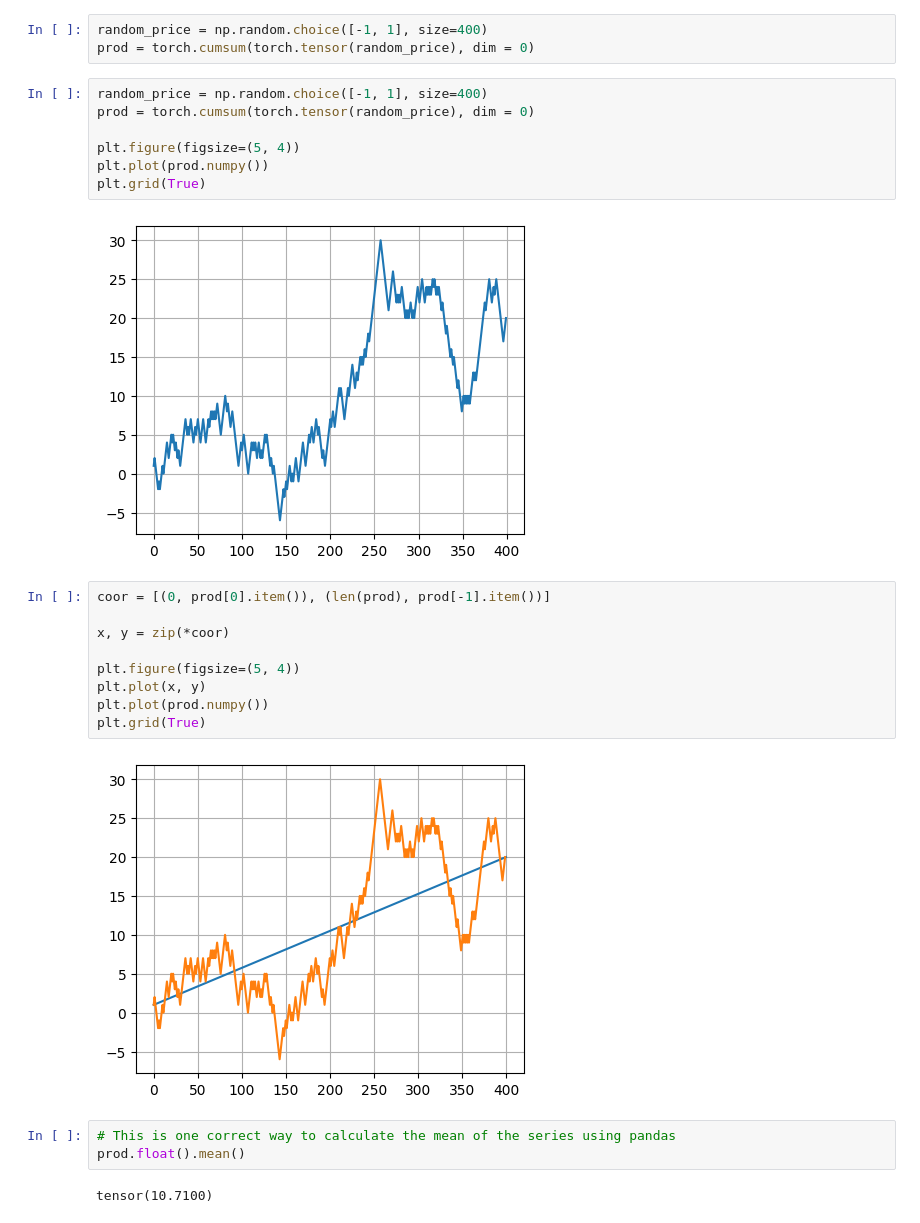
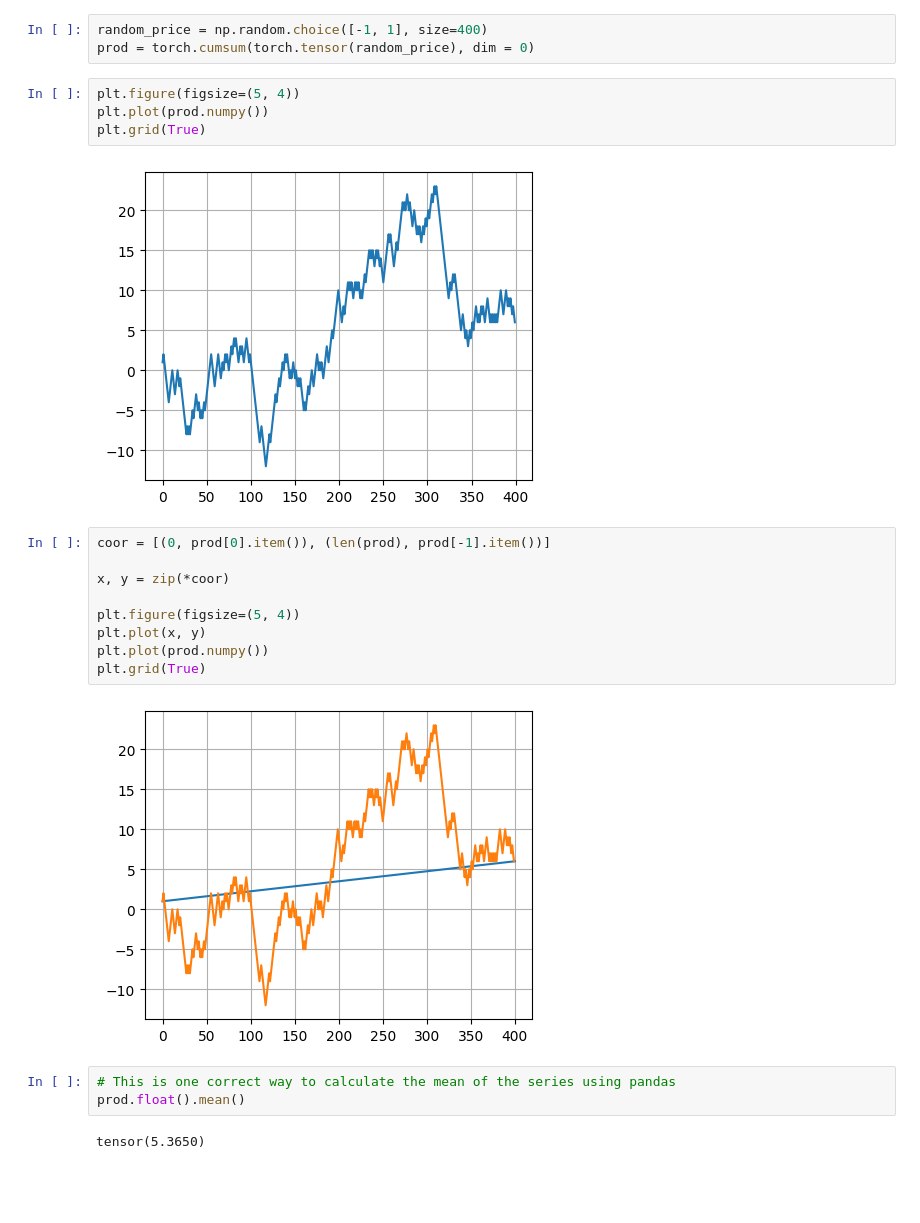
Before and after one commit to alenMangattu/quantitative-crypto-larp, a Jupyter notebook: logreturns.ipynb, the cells around one changed output. Saved outputs shown, nothing was run; the diff lists cells and outputs as text; blank space fills up the shorter version.

```diff
--- a/logreturns.ipynb
+++ b/logreturns.ipynb
@@ -35,14 +35,11 @@ plt.show()
 random_price = np.random.choice([-1, 1], size=400)
 prod = torch.cumsum(torch.tensor(random_price), dim = 0)
 # %%
-random_price = np.random.choice([-1, 1], size=400)
-prod = torch.cumsum(torch.tensor(random_price), dim = 0)
-
 plt.figure(figsize=(5, 4))
 plt.plot(prod.numpy())
 plt.grid(True)
 # %% [output]
-[figure, old version]
+[figure, new version]
 # %%
 coor = [(0, prod[0].item()), (len(prod), prod[-1].item())]
 
@@ -53,12 +50,12 @@ plt.plot(x, y)
 plt.plot(prod.numpy())
 plt.grid(True)
 # %% [output]
-[figure, old version]
+[figure, new version]
 # %%
 # This is one correct way to calculate the mean of the series using pandas
 prod.float().mean()
 # %% [output]
-tensor(10.7100)
+tensor(5.3650)
 # %%
 # Calculate standard deviation
 from scipy.stats import norm
```
Also changed, not shown: parts of 2 cells of this notebook.
